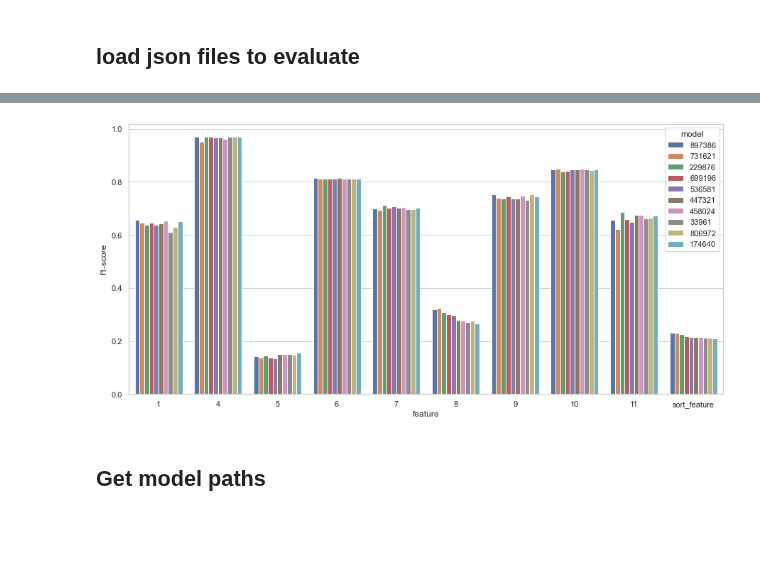
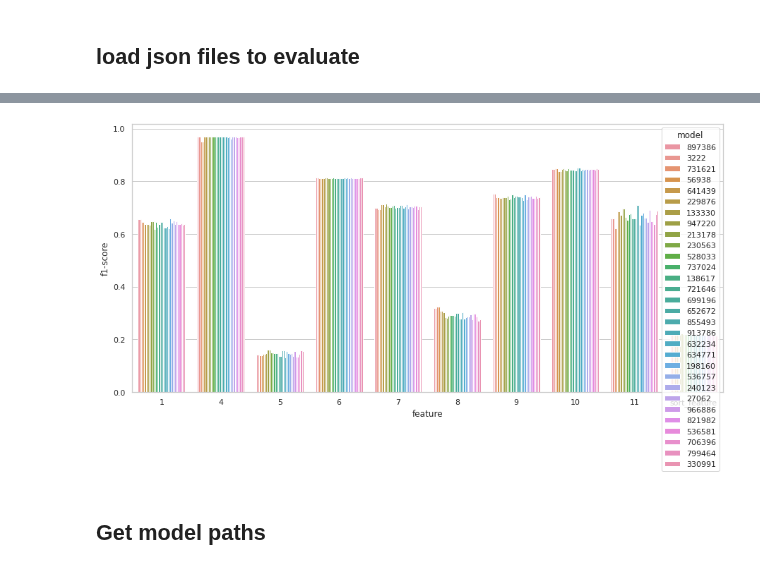
Before and after one commit to theislab/LODE, a Jupyter notebook: feature_segmentation/notebooks/0.2.validation_results.ipynb, the cells around one changed output, grey strips where cells are left out. Saved outputs shown, nothing was run; the diff lists cells and outputs as text; code cells hidden in the pictures; blank space fills up the shorter version.

```diff
--- a/feature_segmentation/notebooks/0.2.validation_results.ipynb
+++ b/feature_segmentation/notebooks/0.2.validation_results.ipynb
@@ -17,7 +17,7 @@ from utils.image_processing import read_resize
 from utils.plotting import plot_image_label_prediction, plot_uncertainty_heatmaps, \
     plot_uncertainty_statistics, plot_image, plot_label, plot_predictions
 
-VALIDATION_RESULT_DIR = "/home/olle/PycharmProjects/LODE/workspace/feature_segmentation/cv_runs_results"
+VALIDATION_RESULT_DIR = "/media/olle/3DCPC/oct_segmentation/cv_runs/validation_model_results"
 
 models = os.listdir(VALIDATION_RESULT_DIR)
 
@@ -128,6 +127,6 @@ def fill_validation_log(model):
 # %%
 from joblib import Parallel, delayed
 
-results = Parallel(n_jobs=2, verbose=1, backend="multiprocessing")(map(delayed(fill_validation_log),
+results = Parallel(n_jobs=6, verbose=1, backend="multiprocessing")(map(delayed(fill_validation_log),
                                                                        models))
 # %% [output]
@@ -149,19 +207,19 @@ validation_log = validation_log.sort_values(by="sort_feature", ascending=False)
 # %%
 ## plot results
 # %%
-NUM_COMPARE = 10
+NUM_COMPARE = 30
 validation_log_long = pd.melt(validation_log.iloc[0:NUM_COMPARE], id_vars="model")
 validation_log_long = validation_log_long.rename(columns={"variable": "feature", "value":"f1-score"})
 
 validation_log_long = validation_log_long[~validation_log_long.feature.isin([0, 3, 2, 12, 13])]
 import seaborn as sns
 sns.set(rc={'figure.figsize':(15,7)})
 sns.set_context("paper", rc={"font.size":20,"axes.titlesize":20,"axes.labelsize":20})
 
 sns.set_theme(style="whitegrid")
 ax = sns.barplot(x="feature", y="f1-score", hue="model", data=validation_log_long)
 # %% [output]
-[figure, old version]
+[figure, new version]
 # %% [markdown]
 ## Get model paths
 # %%
```
Also changed, not shown: parts of 5 cells of this notebook, 4 other files.
